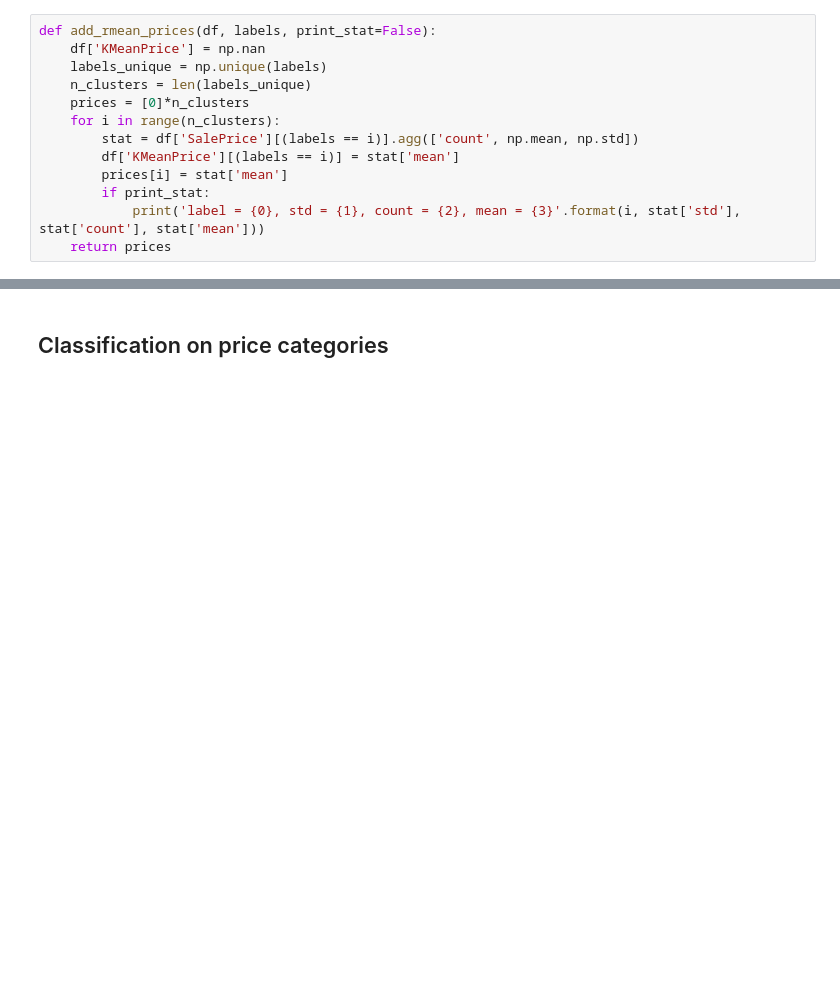
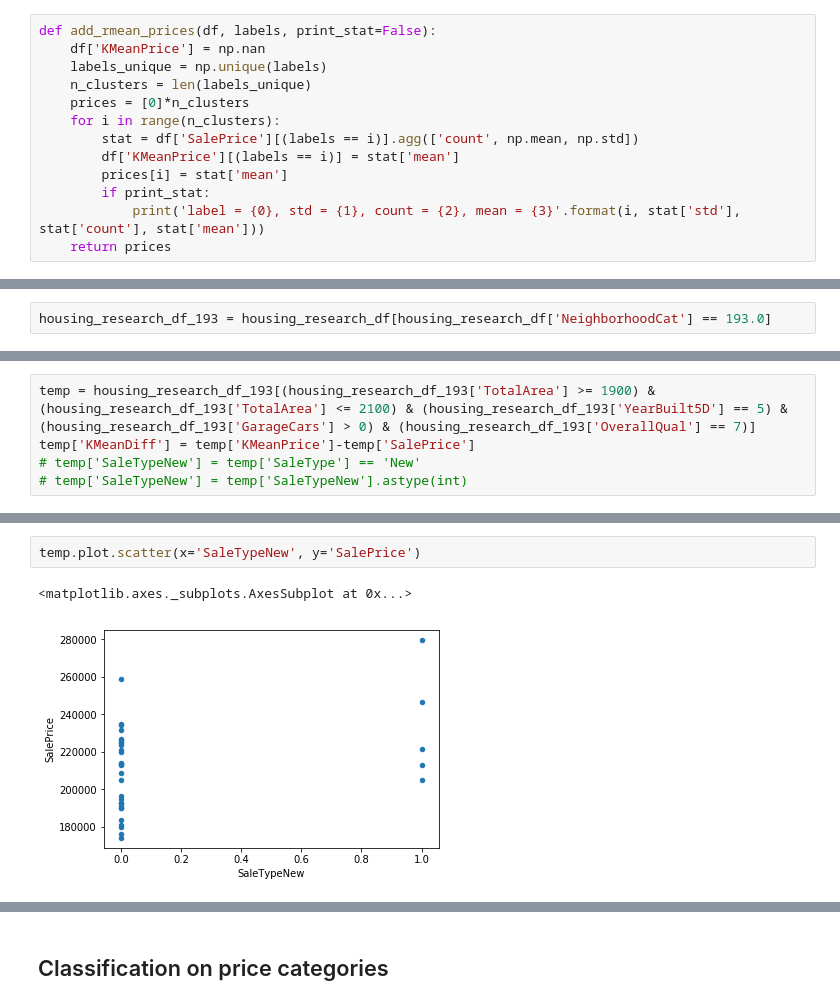
Before and after one commit to oddcard2/education, a Jupyter notebook: kaggle/house-prices-advanced-regression-techniques/KaggleHousingRegression.ipynb, the cells around one changed output, grey strips where cells are left out. Saved outputs shown, nothing was run; the diff lists cells and outputs as text; blank space fills up the shorter version.

```diff
--- a/kaggle/house-prices-advanced-regression-techniques/KaggleHousingRegression.ipynb
+++ b/kaggle/house-prices-advanced-regression-techniques/KaggleHousingRegression.ipynb
@@ -968,0 +1068,2 @@ estimate_kmean_regressor(housing_research_df, km_columns2, test_size=0.3, prepar
+# %%
+housing_research_df_193 = housing_research_df[housing_research_df['NeighborhoodCat'] == 193.0]
@@ -968,0 +1082,5 @@ estimate_kmean_regressor(housing_research_df, km_columns2, test_size=0.3, prepar
+# %%
+temp = housing_research_df_193[(housing_research_df_193['TotalArea'] >= 1900) & (housing_research_df_193['TotalArea'] <= 2100) & (housing_research_df_193['YearBuilt5D'] == 5) & (housing_research_df_193['GarageCars'] > 0) & (housing_research_df_193['OverallQual'] == 7)]
+temp['KMeanDiff'] = temp['KMeanPrice']-temp['SalePrice']
+# temp['SaleTypeNew'] = temp['SaleType'] == 'New'
+# temp['SaleTypeNew'] = temp['SaleTypeNew'].astype(int)
@@ -968,0 +1114,5 @@ estimate_kmean_regressor(housing_research_df, km_columns2, test_size=0.3, prepar
+# %%
+temp.plot.scatter(x='SaleTypeNew', y='SalePrice')
+# %% [output]
+<matplotlib.axes._subplots.AxesSubplot at 0x...>
+[figure, added]
```
Also changed, not shown: parts of 46 cells of this notebook.
